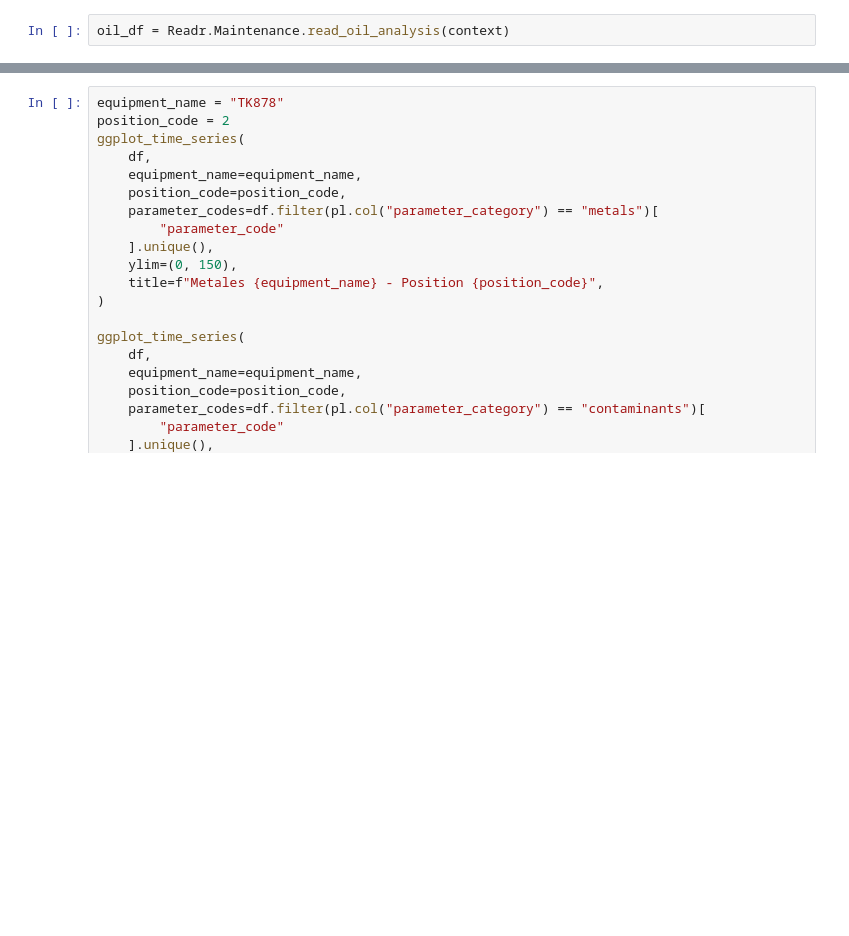
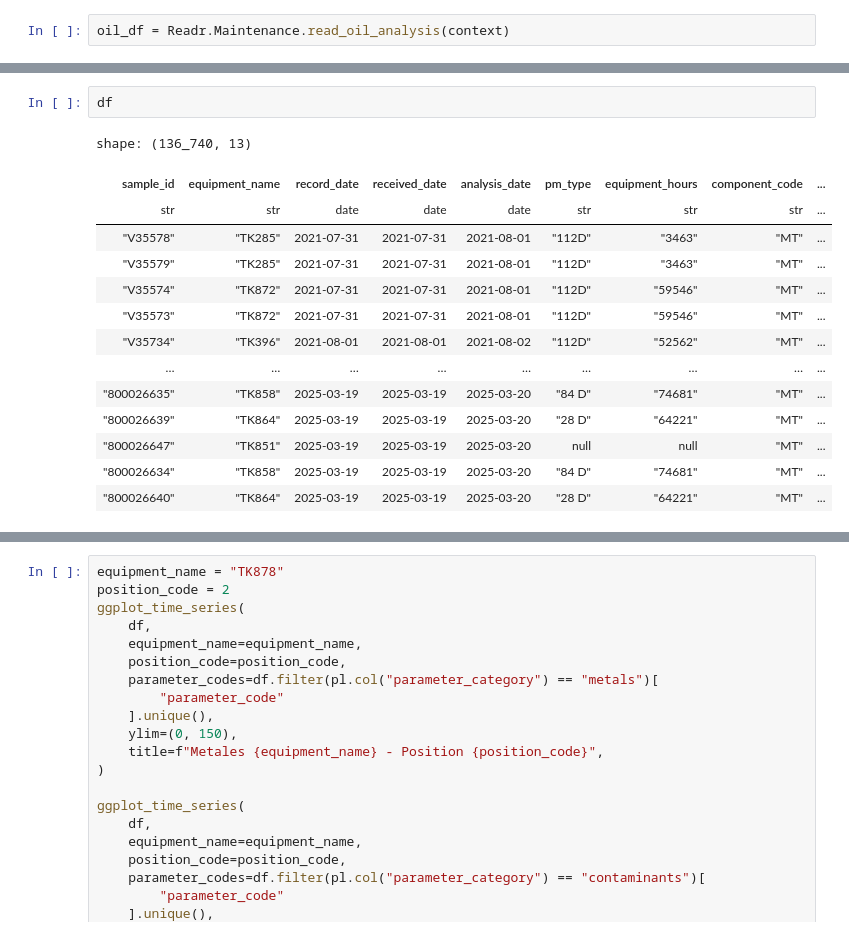
Before and after one commit to cecilvega/kbook, a Jupyter notebook: maintenance/oil_analysis.ipynb, the cells around one changed output, grey strips where cells are left out. Cells and saved outputs as stored; diff of their text form; blank space fills up the shorter version.

```diff
--- a/maintenance/oil_analysis.ipynb
+++ b/maintenance/oil_analysis.ipynb
@@ -131,0 +159,17 @@ shape: (136_500, 13)
+# %%
+df
+# %% [output]
+shape: (136_740, 13)
+| sample_id | equipment_name | record_date | received_date | analysis_date | pm_type | equipment_hours | component_code | ... |
+| str | str | date | date | date | str | str | str | ... |
+| "V35578" | "TK285" | 2021-07-31 | 2021-07-31 | 2021-08-01 | "112D" | "3463" | "MT" | ... |
+| "V35579" | "TK285" | 2021-07-31 | 2021-07-31 | 2021-08-01 | "112D" | "3463" | "MT" | ... |
+| "V35574" | "TK872" | 2021-07-31 | 2021-07-31 | 2021-08-01 | "112D" | "59546" | "MT" | ... |
+| "V35573" | "TK872" | 2021-07-31 | 2021-07-31 | 2021-08-01 | "112D" | "59546" | "MT" | ... |
+| "V35734" | "TK396" | 2021-08-01 | 2021-08-01 | 2021-08-02 | "112D" | "52562" | "MT" | ... |
+| … | … | … | … | … | … | … | … | ... |
+| "800026635" | "TK858" | 2025-03-19 | 2025-03-19 | 2025-03-20 | "84 D" | "74681" | "MT" | ... |
+| "800026639" | "TK864" | 2025-03-19 | 2025-03-19 | 2025-03-20 | "28 D" | "64221" | "MT" | ... |
+| "800026647" | "TK851" | 2025-03-19 | 2025-03-19 | 2025-03-20 | null | null | "MT" | ... |
+| "800026634" | "TK858" | 2025-03-19 | 2025-03-19 | 2025-03-20 | "84 D" | "74681" | "MT" | ... |
+| "800026640" | "TK864" | 2025-03-19 | 2025-03-19 | 2025-03-20 | "28 D" | "64221" | "MT" | ... |
```
Also changed, not shown: parts of 4 cells of this notebook, 1 other file.
